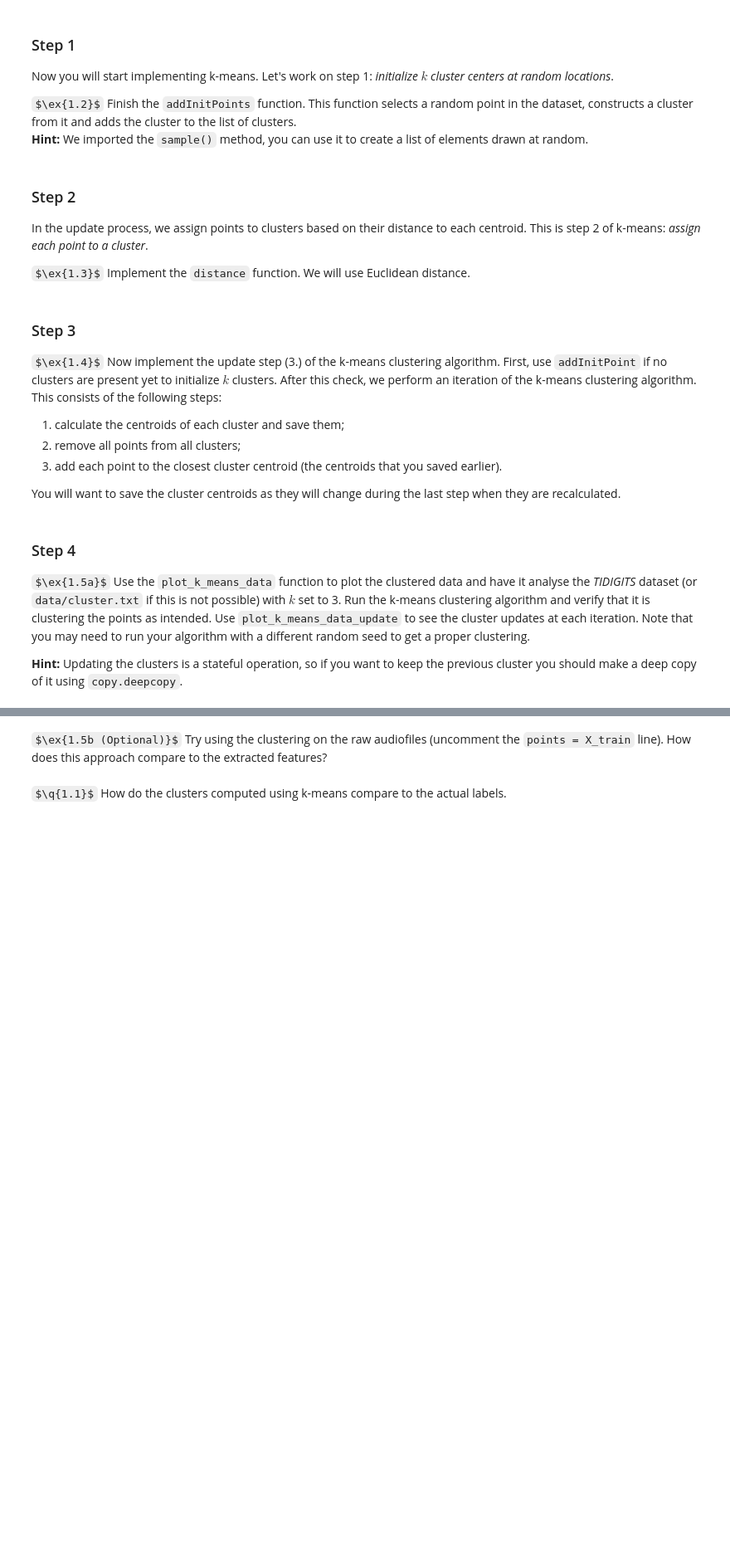
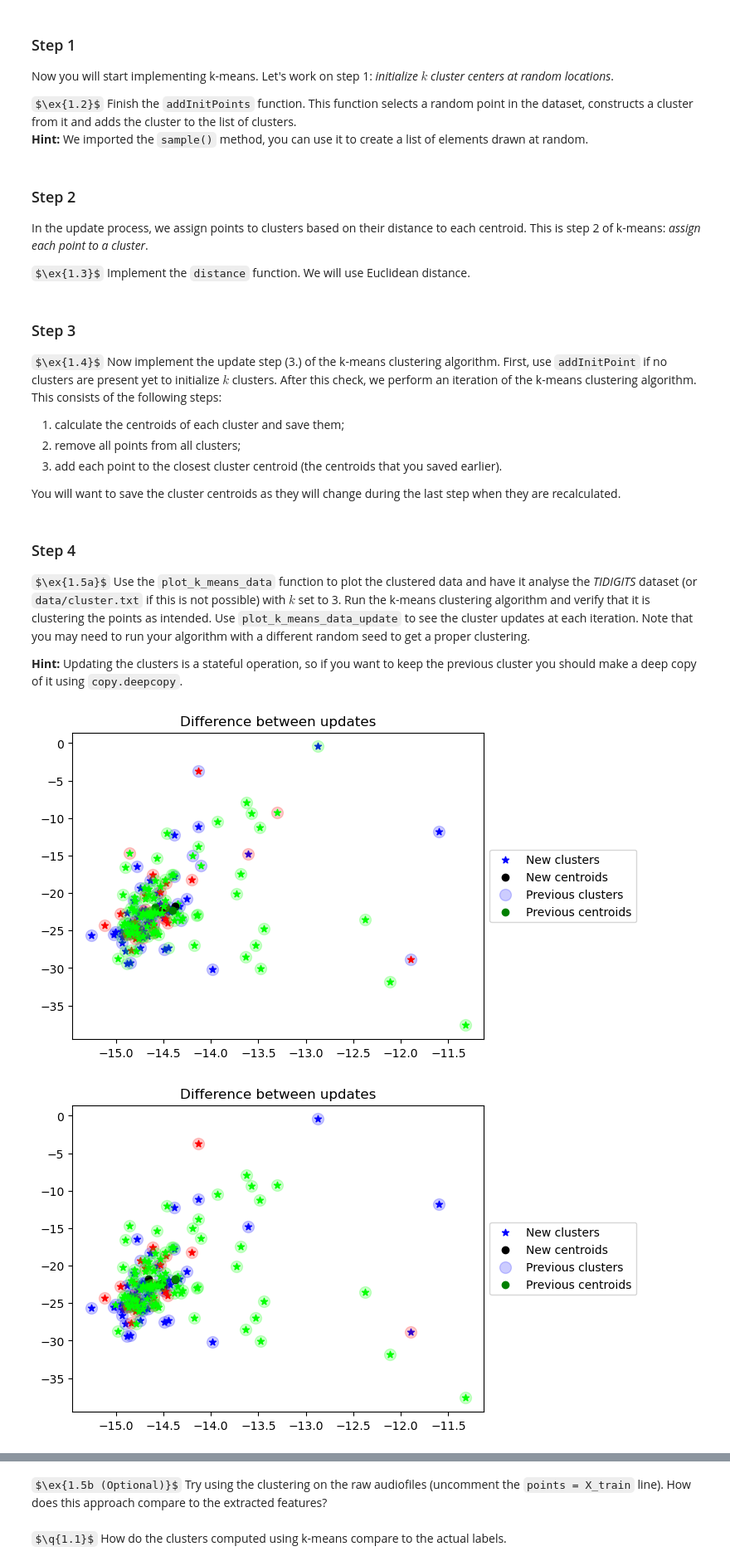
Before and after one commit to vladpaun-tudelft/cse2510-ml-2025, a Jupyter notebook: Lab 7 - unsupervised/part1_clustering_student.ipynb, the cells around one changed output, grey strips where cells are left out. Shown: that part at 83% size. Saved outputs shown, nothing was run; the diff lists cells and outputs as text; code cells hidden in the pictures; some formulas as TeX source; blank space fills up the shorter version.

```diff
--- a/Lab 7 - unsupervised/part1_clustering_student.ipynb
+++ b/Lab 7 - unsupervised/part1_clustering_student.ipynb
@@ -210,6 +227,9 @@ from random import sample
 # and adds the cluster to the list of clusters.
 def add_init_points(points, clusters, k):
     # START ANSWER
+    centroids = sample(list(points), k=k)
+    for centroid in centroids:
+        clusters.append(Cluster(centroid))
     # END ANSWER
     return clusters
 
@@ -226,6 +246,7 @@ $\ex{1.3}$ Implement the `distance` function. We will use Euclidean distance.
 def distance(p1, p2):
     # Euclidian distance between 2 points (in any space)
     # START ANSWER
+    return np.linalg.norm(p1-p2)
     # END ANSWER
 
 # Verifies that the distance metric is correct
@@ -251,6 +272,10 @@ def update_k_means(points, clusters, k):
     # Then add the cluster centroids to the centroids list
     add_clusters = len(clusters) == 0
     # START ANSWER
+    if add_clusters:
+        add_init_points(points, clusters, k)
+    for cluster in clusters:
+        centroids.append(cluster.centroid())
     # END ANSWER
 
     # Reset clusters from last iteration,
@@ -262,6 +287,7 @@ def update_k_means(points, clusters, k):
     for p in points:
         # Calculate the min distance to one of the centroids
         # START ANSWER
+        label = np.argmin([distance(p, centroid) for centroid in centroids])
         # END ANSWER
 
         # Add the data point to the cluster with min_distance to centroid
@@ -315,24 +341,36 @@ def plot_k_means_data_update(clusters_prev, clusters, k):
 # %%
 import copy
 import random
 
 random.seed(42)
-points = X_train_reduced # Ex 1.5a
-# points = X_train # Ex 1.5b (optional)
+#points = X_train_reduced # Ex 1.5a
+#points = read_file("data/cluster.txt")
+points = X_train # Ex 1.5b (optional)
 clusters = []
 clusters_prev = []
 centroids = []
 k = 3
 centroids_prev = [np.zeros((points.shape[1])) for x in range(0,k)]
 
 # Run here the update_k_means function with k=3 using the clusters list.
 # Keep updating until there is no change in centroids in consecutive iterations
 # or a maximum number of iterations (e.g. 10) is reached.
 
 # START ANSWER
+for i in range(10):
+    clusters_prev = copy.deepcopy(clusters)
+    clusters=update_k_means(points, clusters, k)
+    centroids = copy.deepcopy([cluster.centroid() for cluster in clusters])
+    if np.array_equal(centroids, centroids_prev):
+        break
+    centroids_prev = centroids
+    plot_k_means_data_update(clusters_prev, clusters, k)
 # END ANSWER
 
 # Ground truth
 plt.scatter(points[:, 0], points[:, 1], c=y_train)
 plt.title('True labels')
 plt.show()
+# %% [output]
+[figure, added]
+[figure, added]
```
Also changed, not shown: parts of 8 cells of this notebook.
